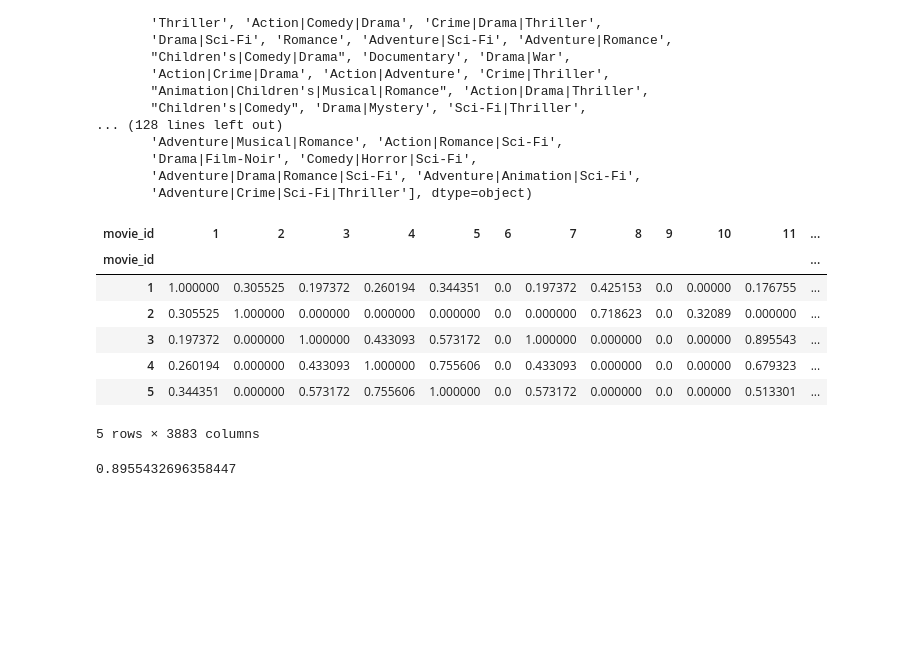
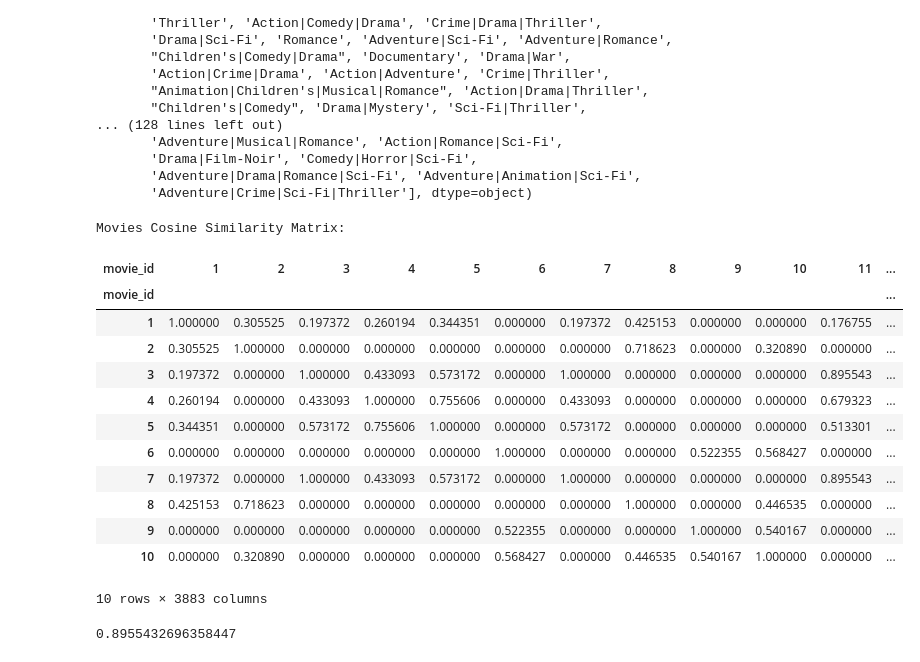
Before and after one commit to mkpetterson/recommender_study, a Jupyter notebook: cindy.ipynb, the cells around one changed output. Saved outputs shown, nothing was run; the diff lists cells and outputs as text; code cells hidden in the pictures; blank space fills up the shorter version.

```diff
--- a/cindy.ipynb
+++ b/cindy.ipynb
@@ -154,17 +154,24 @@ movies_indices = pd.Series(movies_df.index)
 # %%
 movies_sim_mat = pd.DataFrame(cosine_similarity(movies_tfidf), index=movies_indices, columns=movies_indices)
 # %%
-movies_sim_mat.to_csv('data/movies_sim_mat.csv')
-movies_sim_mat.head()
+# movies_sim_mat.to_csv('data/movies_sim_mat.csv')
+print('Movies Cosine Similarity Matrix: ')
+movies_sim_mat.head(10)
 # %% [output]
+Movies Cosine Similarity Matrix:
 | movie_id | 1 | 2 | 3 | 4 | 5 | 6 | 7 | 8 | 9 | 10 | 11 | ... |
 | movie_id |  |  |  |  |  |  |  |  |  |  |  | ... |
-| 1 | 1.000000 | 0.305525 | 0.197372 | 0.260194 | 0.344351 | 0.0 | 0.197372 | 0.425153 | 0.0 | 0.00000 | 0.176755 | ... |
-| 2 | 0.305525 | 1.000000 | 0.000000 | 0.000000 | 0.000000 | 0.0 | 0.000000 | 0.718623 | 0.0 | 0.32089 | 0.000000 | ... |
-| 3 | 0.197372 | 0.000000 | 1.000000 | 0.433093 | 0.573172 | 0.0 | 1.000000 | 0.000000 | 0.0 | 0.00000 | 0.895543 | ... |
-| 4 | 0.260194 | 0.000000 | 0.433093 | 1.000000 | 0.755606 | 0.0 | 0.433093 | 0.000000 | 0.0 | 0.00000 | 0.679323 | ... |
-| 5 | 0.344351 | 0.000000 | 0.573172 | 0.755606 | 1.000000 | 0.0 | 0.573172 | 0.000000 | 0.0 | 0.00000 | 0.513301 | ... |
+| 1 | 1.000000 | 0.305525 | 0.197372 | 0.260194 | 0.344351 | 0.000000 | 0.197372 | 0.425153 | 0.000000 | 0.000000 | 0.176755 | ... |
+| 2 | 0.305525 | 1.000000 | 0.000000 | 0.000000 | 0.000000 | 0.000000 | 0.000000 | 0.718623 | 0.000000 | 0.320890 | 0.000000 | ... |
+| 3 | 0.197372 | 0.000000 | 1.000000 | 0.433093 | 0.573172 | 0.000000 | 1.000000 | 0.000000 | 0.000000 | 0.000000 | 0.895543 | ... |
+| 4 | 0.260194 | 0.000000 | 0.433093 | 1.000000 | 0.755606 | 0.000000 | 0.433093 | 0.000000 | 0.000000 | 0.000000 | 0.679323 | ... |
+| 5 | 0.344351 | 0.000000 | 0.573172 | 0.755606 | 1.000000 | 0.000000 | 0.573172 | 0.000000 | 0.000000 | 0.000000 | 0.513301 | ... |
+| 6 | 0.000000 | 0.000000 | 0.000000 | 0.000000 | 0.000000 | 1.000000 | 0.000000 | 0.000000 | 0.522355 | 0.568427 | 0.000000 | ... |
+| 7 | 0.197372 | 0.000000 | 1.000000 | 0.433093 | 0.573172 | 0.000000 | 1.000000 | 0.000000 | 0.000000 | 0.000000 | 0.895543 | ... |
+| 8 | 0.425153 | 0.718623 | 0.000000 | 0.000000 | 0.000000 | 0.000000 | 0.000000 | 1.000000 | 0.000000 | 0.446535 | 0.000000 | ... |
+| 9 | 0.000000 | 0.000000 | 0.000000 | 0.000000 | 0.000000 | 0.522355 | 0.000000 | 0.000000 | 1.000000 | 0.540167 | 0.000000 | ... |
+| 10 | 0.000000 | 0.320890 | 0.000000 | 0.000000 | 0.000000 | 0.568427 | 0.000000 | 0.446535 | 0.540167 | 1.000000 | 0.000000 | ... |
-5 rows × 3883 columns
+10 rows × 3883 columns
 # %%
 movies_sim_mat.iloc[2, 193]
 # %% [output]
```
Also changed, not shown: parts of 2 cells of this notebook, 2 other files.
